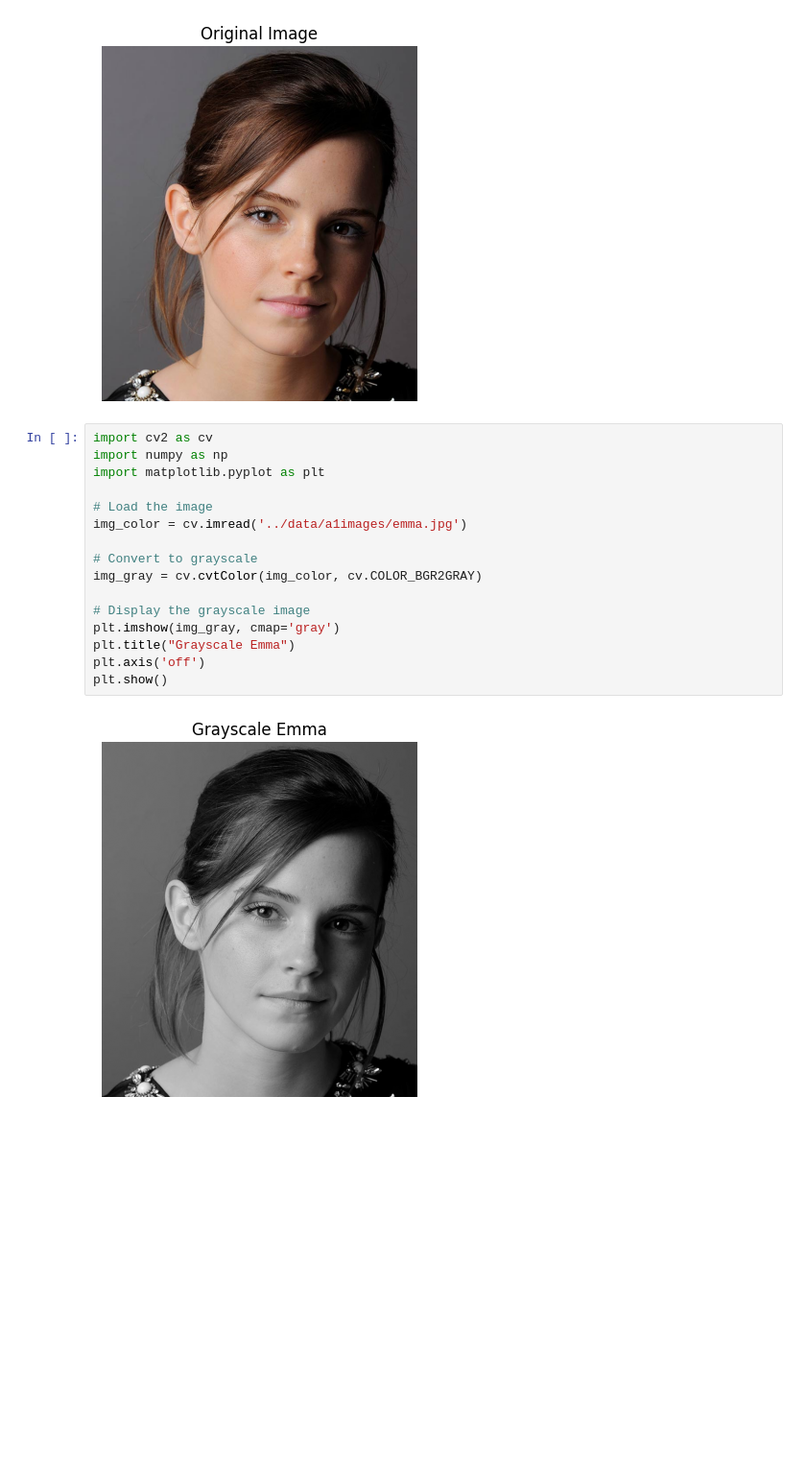
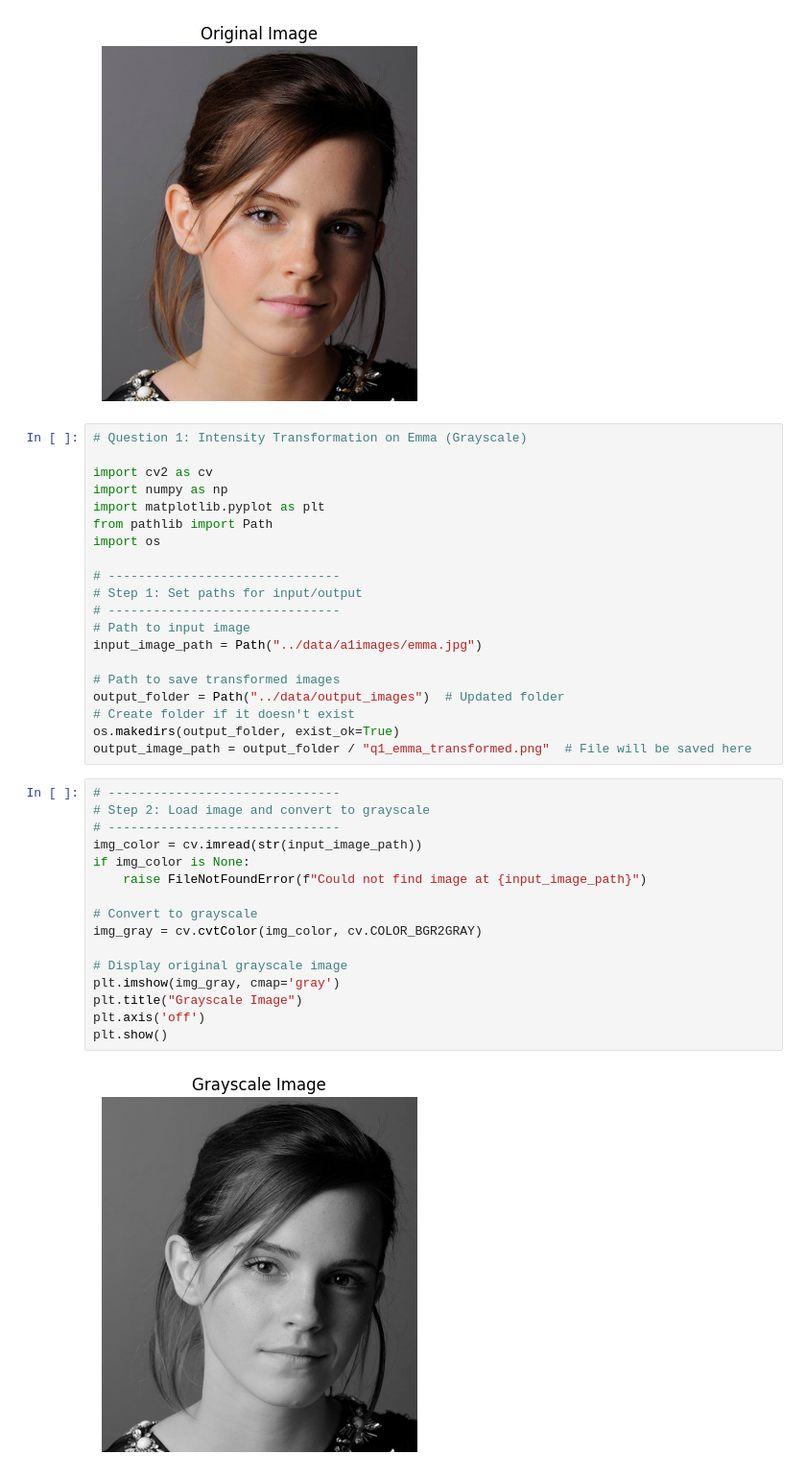
Before and after one commit to DinuEhelapitiya/IT5437_CV_Assignment_01, a Jupyter notebook: notebooks/Question1_Intensity_Transformation.ipynb, the cells around one changed output. Shown at 96% size. Saved outputs shown, nothing was run; the diff lists cells and outputs as text; blank space fills up the shorter version.

Commit message:
Step 1: Imported libraries and loaded Emma image

```diff
--- a/notebooks/Question1_Intensity_Transformation.ipynb
+++ b/notebooks/Question1_Intensity_Transformation.ipynb
@@ -19,21 +40,41 @@ plt.axis('off')
 plt.show()
 # %% [output]
 [figure]
-# %%
-import cv2 as cv
-import numpy as np
-import matplotlib.pyplot as plt
-
-# Load the image
-img_color = cv.imread('../data/a1images/emma.jpg')
-
-# Convert to grayscale
-img_gray = cv.cvtColor(img_color, cv.COLOR_BGR2GRAY)
-
-# Display the grayscale image
-plt.imshow(img_gray, cmap='gray')
-plt.title("Grayscale Emma")
-plt.axis('off')
-plt.show()
-# %% [output]
-[figure, removed]
+# %%
+# Question 1: Intensity Transformation on Emma (Grayscale)
+
+import cv2 as cv
+import numpy as np
+import matplotlib.pyplot as plt
+from pathlib import Path
+import os
+
+# -------------------------------
+# Step 1: Set paths for input/output
+# -------------------------------
+# Path to input image
+input_image_path = Path("../data/a1images/emma.jpg")
+
+# Path to save transformed images
+output_folder = Path("../data/output_images")  # Updated folder
+# Create folder if it doesn't exist
+os.makedirs(output_folder, exist_ok=True)
+output_image_path = output_folder / "q1_emma_transformed.png"  # File will be saved here
+# %%
+# -------------------------------
+# Step 2: Load image and convert to grayscale
+# -------------------------------
+img_color = cv.imread(str(input_image_path))
+if img_color is None:
+    raise FileNotFoundError(f"Could not find image at {input_image_path}")
+
+# Convert to grayscale
+img_gray = cv.cvtColor(img_color, cv.COLOR_BGR2GRAY)
+
+# Display original grayscale image
+plt.imshow(img_gray, cmap='gray')
+plt.title("Grayscale Image")
+plt.axis('off')
+plt.show()
+# %% [output]
+[figure, added]
```
Also changed, not shown: parts of 7 cells of this notebook.
